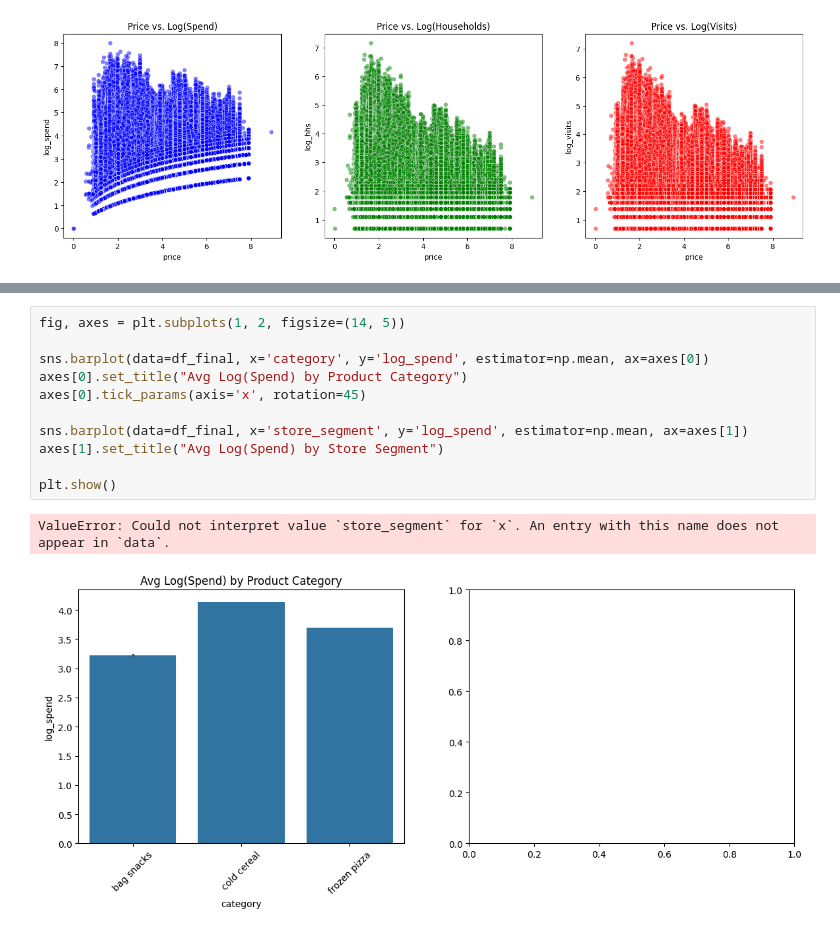
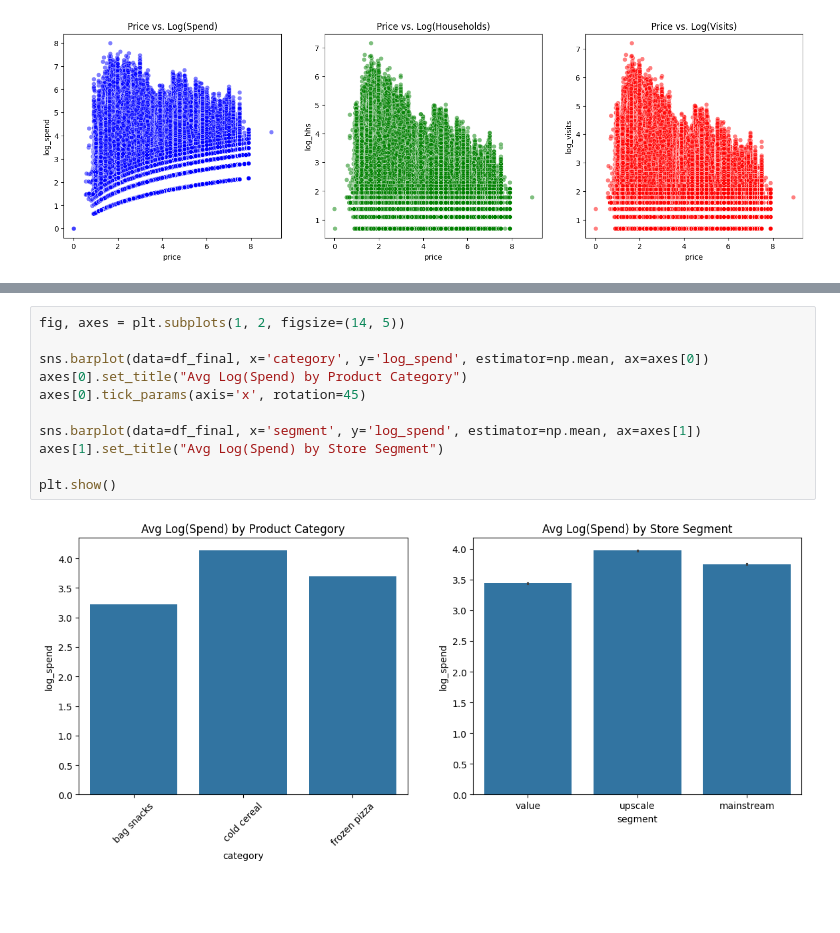
Before and after one commit to burnett013/ISM6137_GRP_Project, a Jupyter notebook: project_grp16_v3.ipynb, the cells around one changed output, grey strips where cells are left out. Drawn from its saved outputs; the diff is of its cells as text; blank space fills up the shorter version.

Commit message:
Updated project_grp16_v3.ipynb to fix the Log(Spend) chart

```diff
--- a/project_grp16_v3.ipynb
+++ b/project_grp16_v3.ipynb
@@ -585,14 +585,13 @@ Notes:
 # %%
 fig, axes = plt.subplots(1, 2, figsize=(14, 5))
 
 sns.barplot(data=df_final, x='category', y='log_spend', estimator=np.mean, ax=axes[0])
 axes[0].set_title("Avg Log(Spend) by Product Category")
 axes[0].tick_params(axis='x', rotation=45)
 
-sns.barplot(data=df_final, x='store_segment', y='log_spend', estimator=np.mean, ax=axes[1])
+sns.barplot(data=df_final, x='segment', y='log_spend', estimator=np.mean, ax=axes[1])
 axes[1].set_title("Avg Log(Spend) by Store Segment")
 
 plt.show()
 # %% [output]
-ValueError: Could not interpret value `store_segment` for `x`. An entry with this name does not appear in `data`.
-[figure, old version]
+[figure, new version]
```
Also changed, not shown: parts of 1 cell of this notebook.
